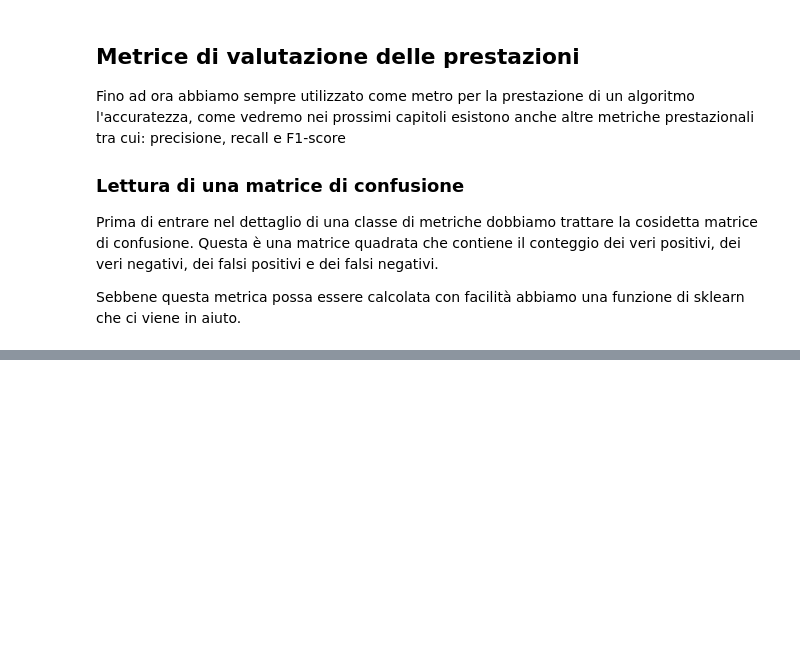
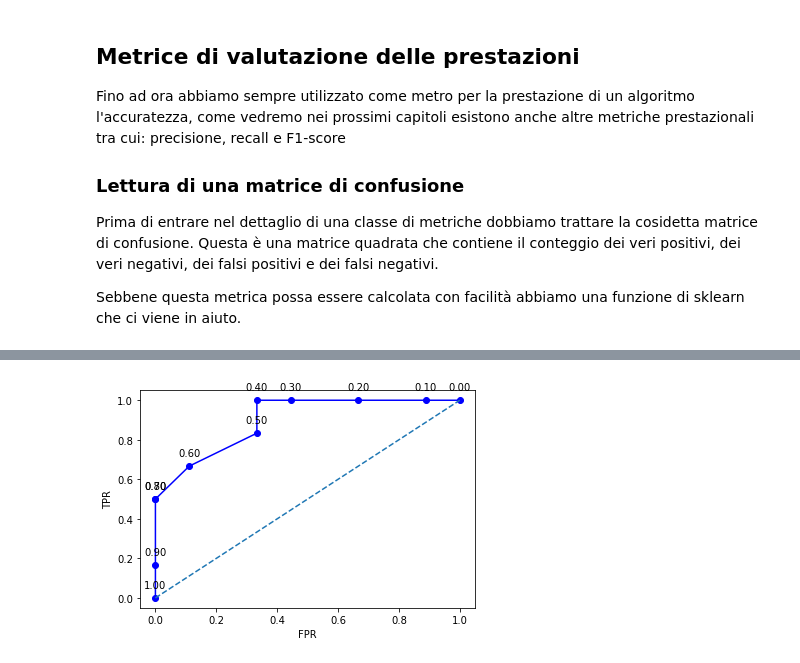
Before and after one commit to fdalforno/basic_course, a Jupyter notebook: 08 - Validazione modelli e ottimizzazione iperparametri.ipynb, the cells around one changed output, grey strips where cells are left out. Drawn from its saved outputs; the diff is of its cells as text; code cells hidden in the pictures; blank space fills up the shorter version.

```diff
--- a/08 - Validazione modelli e ottimizzazione iperparametri.ipynb
+++ b/08 - Validazione modelli e ottimizzazione iperparametri.ipynb
@@ -333,0 +521,30 @@ Text(0.5, 15.0, 'Predicted label')
+# %%
+tresholds = [x * 0.1 for x in range(0, 11)]
+
+TPR = []
+FPR = []
+for treshold in tresholds:
+    TP,TN,FP,FN = confusion_matrix(examples,treshold)
+    TPR.append(TP / (FN + TP))
+    FPR.append(FP / (FP + TN))
+
+
+plt.xlabel("FPR")
+plt.ylabel("TPR")
+plt.xlim([-0.05,1.05])
+plt.ylim([-0.05,1.05])
+
+
+plt.plot(FPR,TPR,'bo-')
+plt.plot([0,1],[0,1],linestyle="--")
+
+
+for x,y,treshold in zip(FPR,TPR,tresholds):
+    label = "{:.2f}".format(treshold)
+    plt.annotate(label,
+                 (x,y),
+                 textcoords="offset points",
+                 xytext=(0,10),
+                 ha='center')
+# %% [output]
+[figure, added]
```
Also changed, not shown: parts of 32 cells of this notebook, 12 other files.
